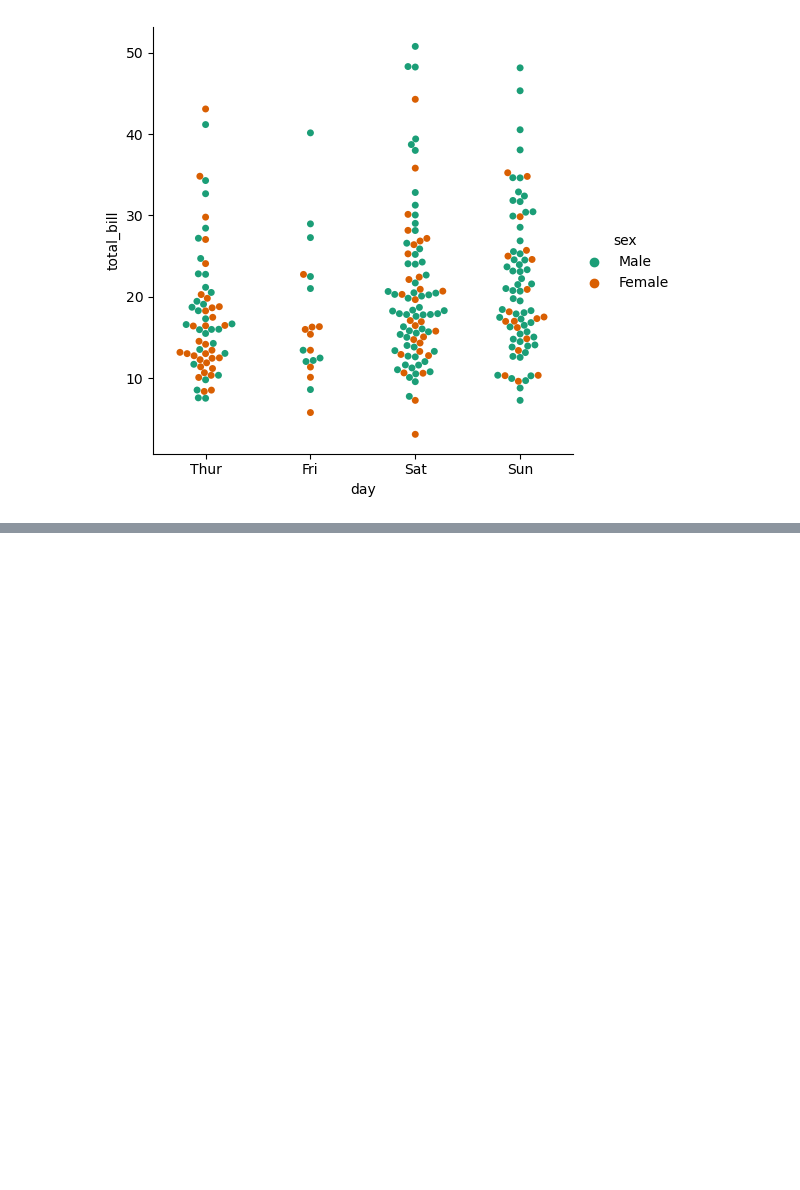
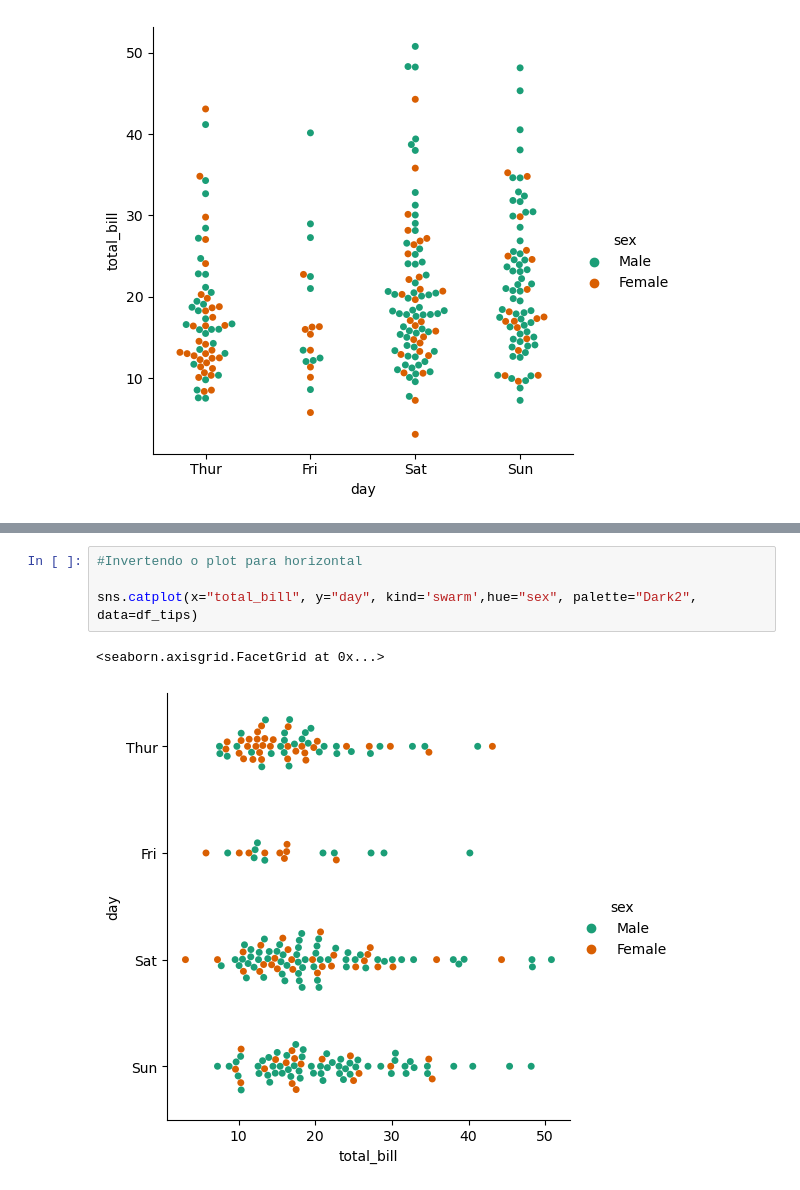
Before and after one commit to Kouta-22/Pratices_DataScience, a Jupyter notebook: visualizacao_de_dados/aula03.ipynb, the cells around one changed output, grey strips where cells are left out. Drawn from its saved outputs; the diff is of its cells as text; blank space fills up the shorter version.

```diff
--- a/visualizacao_de_dados/aula03.ipynb
+++ b/visualizacao_de_dados/aula03.ipynb
@@ -190,0 +203,7 @@ sns.catplot(x="day",y="total_bill",hue="sex", kind='swarm',palette="Dark2",data=
+# %%
+#Invertendo o plot para horizontal
+
+sns.catplot(x="total_bill", y="day", kind='swarm',hue="sex", palette="Dark2", data=df_tips)
+# %% [output]
+<seaborn.axisgrid.FacetGrid at 0x...>
+[figure, added]
```
Also changed, not shown: parts of 12 cells of this notebook.
